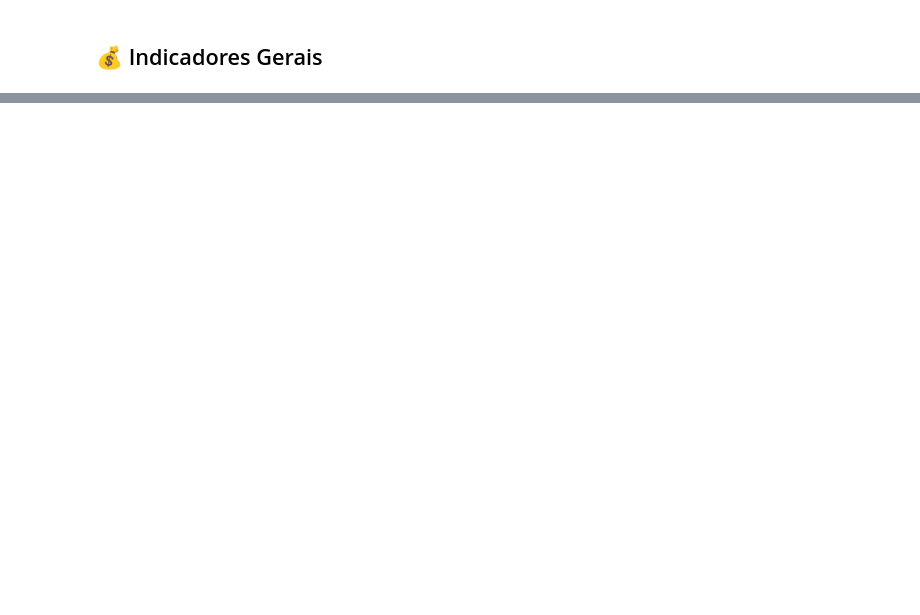
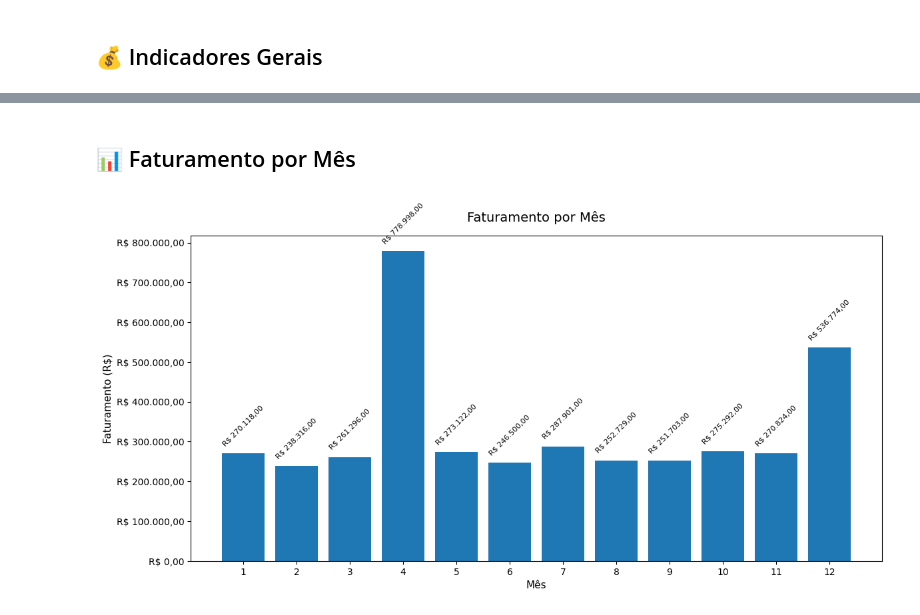
Before and after one commit to robertosulkovski/analise_dados_pandas, a Jupyter notebook: notebooks/analise_vendas.ipynb, the cells around one changed output, grey strips where cells are left out. Drawn from its saved outputs; the diff is of its cells as text; code cells hidden in the pictures; blank space fills up the shorter version.

```diff
--- a/notebooks/analise_vendas.ipynb
+++ b/notebooks/analise_vendas.ipynb
@@ -23,3 +26,20 @@ ModuleNotFoundError: No module named 'pandas'
 # %%
-df.describe()
+desc = df.describe()
+
+# função formato brasileiro
+def formato_brl(x):
+    return f'R$ {x:,.2f}'.replace(',', 'X').replace('.', ',').replace('X', '.')
+
+# aplicar formatação só nas colunas de dinheiro
+colunas_dinheiro = ['preco', 'custo', 'faturamento', 'custo_total', 'lucro']
+
+desc_formatado = desc.copy()
+
+for col in colunas_dinheiro:
+    desc_formatado[col] = desc[col].apply(formato_brl)
+
+# quantidade fica normal (sem R$)
+desc_formatado['quantidade'] = desc['quantidade'].round(0)
+
+desc_formatado
 # %% [output]
@@ -34,0 +66,48 @@ print(f'Lucro total: R$ {lucro_total:,.2f}')
+# %% [markdown]
+## 📊 Faturamento por Mês
+# %%
+import matplotlib.pyplot as plt
+import matplotlib.ticker as mtick
+
+# criar coluna de mês
+df['mes'] = pd.to_datetime(df['data']).dt.month
+
+# agrupar
+faturamento_mes = df.groupby('mes')['faturamento'].sum()
+
+# função para formato brasileiro
+def formato_brl(x, pos):
+    return f'R$ {x:,.2f}'.replace(',', 'X').replace('.', ',').replace('X', '.')
+
+# gráfico
+plt.figure(figsize=(12,6))
+
+bars = plt.bar(faturamento_mes.index, faturamento_mes.values)
+
+# título e labels
+plt.title('Faturamento por Mês', fontsize=14, pad=15)
+plt.xlabel('Mês', fontsize=11)
+plt.ylabel('Faturamento (R$)', fontsize=11)
+
+# aplicar formatação brasileira no eixo Y
+plt.gca().yaxis.set_major_formatter(mtick.FuncFormatter(formato_brl))
+
+# melhorar espaçamento
+plt.xticks(faturamento_mes.index)
+plt.tight_layout()
+
+for bar in bars:
+    y = bar.get_height()
+    plt.text(
+        bar.get_x() + bar.get_width()/2,
+        y + (max(faturamento_mes.values) * 0.02),  # espaçamento proporcional
+        formato_brl(y, None),
+        ha='center',
+        va='bottom',
+        fontsize=8,
+        rotation=45  # inclina pra não sobrepor
+    )
+
+plt.show()
+# %% [output]
+[figure, added]
```
Also changed, not shown: parts of 8 cells of this notebook.
